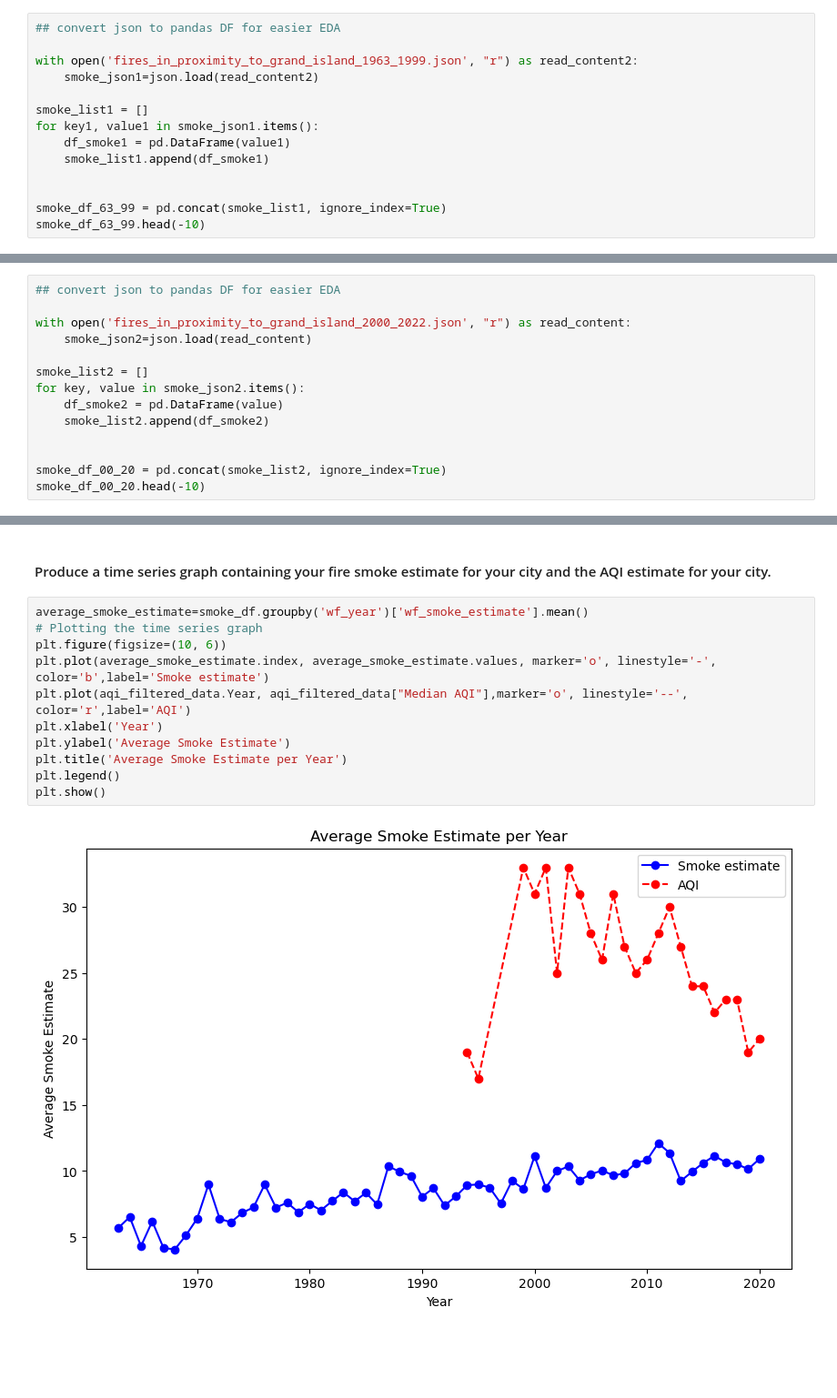
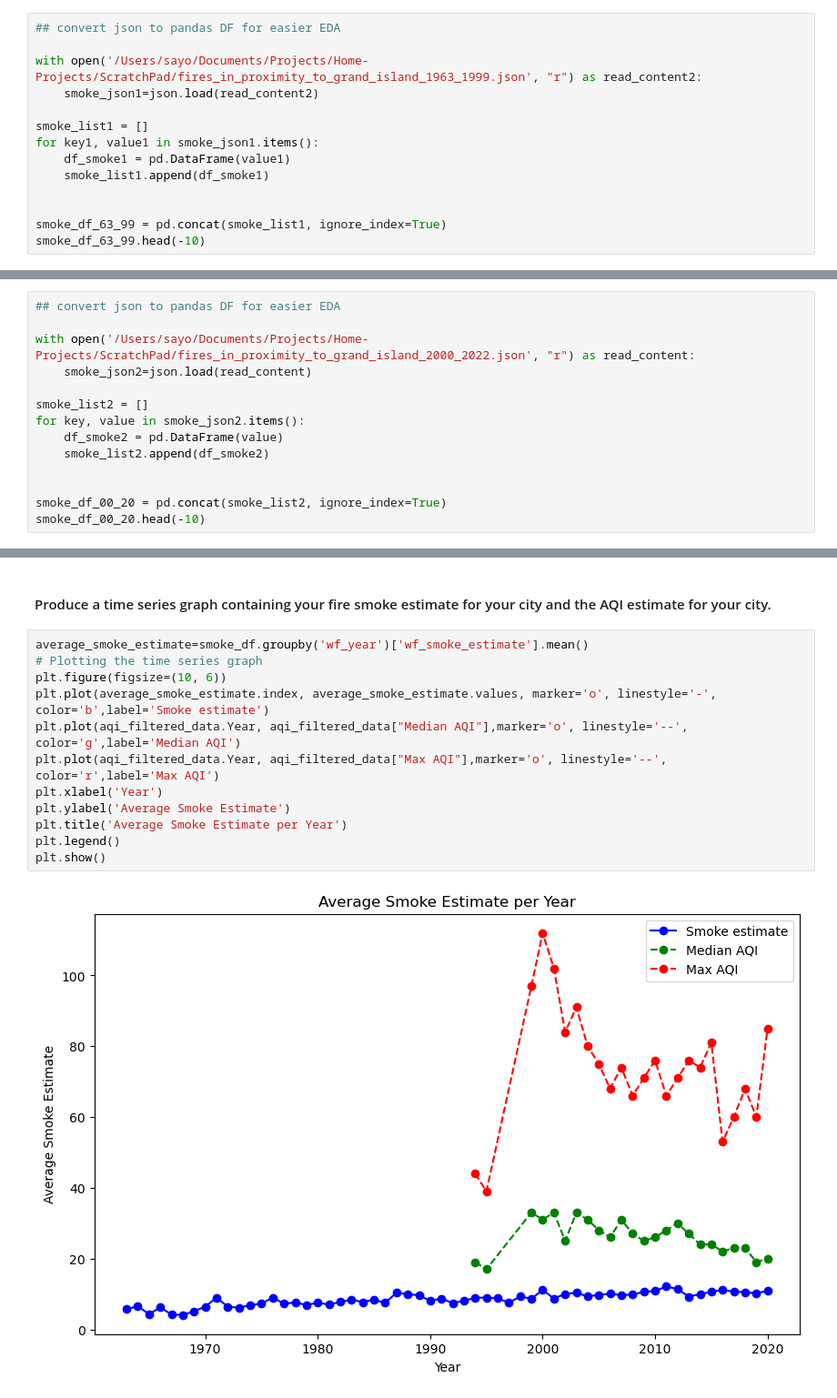
Before and after one commit to SayaniBoral/Human-Centered-Data-Science, a Jupyter notebook: Wild-fire-smoke-estimation/notebook/2_smoke_estimate_and_visualizations.ipynb, the cells around one changed output, grey strips where cells are left out. Shown: that part at 91% size. Drawn from its saved outputs; the diff is of its cells as text; blank space fills up the shorter version.

```diff
--- a/Wild-fire-smoke-estimation/notebook/smoke_estimate_and_visualizations.ipynb
+++ b/Wild-fire-smoke-estimation/notebook/2_smoke_estimate_and_visualizations.ipynb
@@ -6,7 +8,7 @@ import pandas as pd
 # %%
 ## convert json to pandas DF for easier EDA
 
-with open('fires_in_proximity_to_grand_island_1963_1999.json', "r") as read_content2:
+with open('/Users/sayo/Documents/Projects/Home-Projects/ScratchPad/fires_in_proximity_to_grand_island_1963_1999.json', "r") as read_content2:
     smoke_json1=json.load(read_content2)
 
 smoke_list1 = []
@@ -34,7 +36,7 @@ smoke_df_63_99.head(-10)
 # %%
 ## convert json to pandas DF for easier EDA
 
-with open('fires_in_proximity_to_grand_island_2000_2022.json', "r") as read_content:
+with open('/Users/sayo/Documents/Projects/Home-Projects/ScratchPad/fires_in_proximity_to_grand_island_2000_2022.json', "r") as read_content:
     smoke_json2=json.load(read_content)
 
 smoke_list2 = []
@@ -224,13 +228,14 @@ plt.show()
 # %%
 average_smoke_estimate=smoke_df.groupby('wf_year')['wf_smoke_estimate'].mean()
 # Plotting the time series graph
 plt.figure(figsize=(10, 6))
 plt.plot(average_smoke_estimate.index, average_smoke_estimate.values, marker='o', linestyle='-', color='b',label='Smoke estimate')
-plt.plot(aqi_filtered_data.Year, aqi_filtered_data["Median AQI"],marker='o', linestyle='--', color='r',label='AQI')
+plt.plot(aqi_filtered_data.Year, aqi_filtered_data["Median AQI"],marker='o', linestyle='--', color='g',label='Median AQI')
+plt.plot(aqi_filtered_data.Year, aqi_filtered_data["Max AQI"],marker='o', linestyle='--', color='r',label='Max AQI')
 plt.xlabel('Year')
 plt.ylabel('Average Smoke Estimate')
 plt.title('Average Smoke Estimate per Year')
 plt.legend()
 plt.show()
 # %% [output]
-[figure, old version]
+[figure, new version]
```
Also changed, not shown: parts of 3 cells of this notebook, 1 other file.
